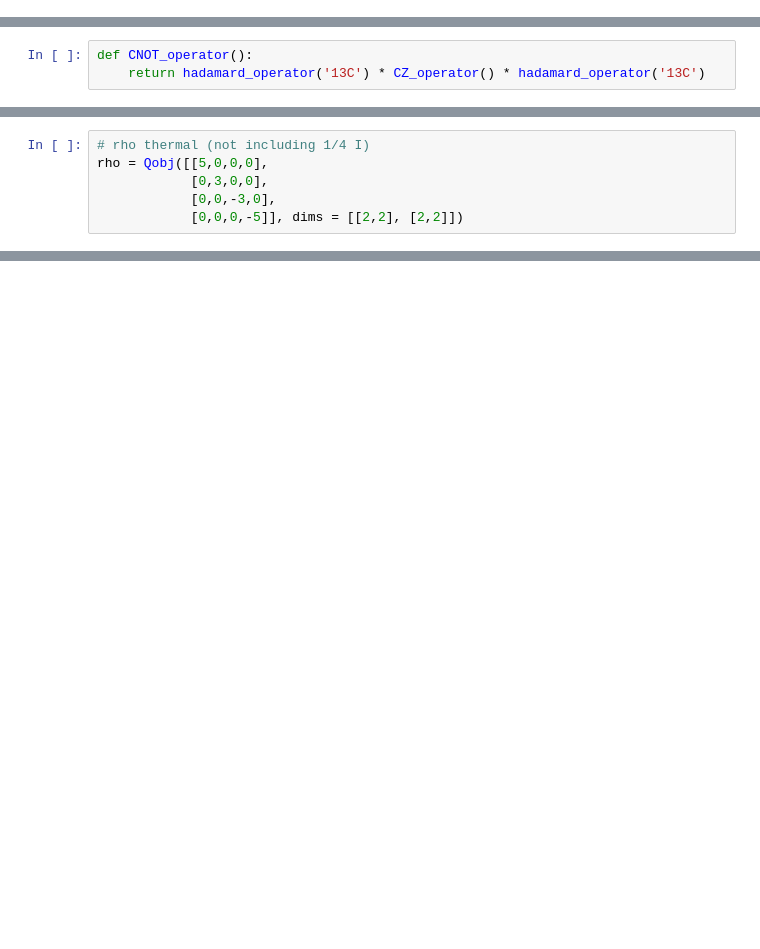
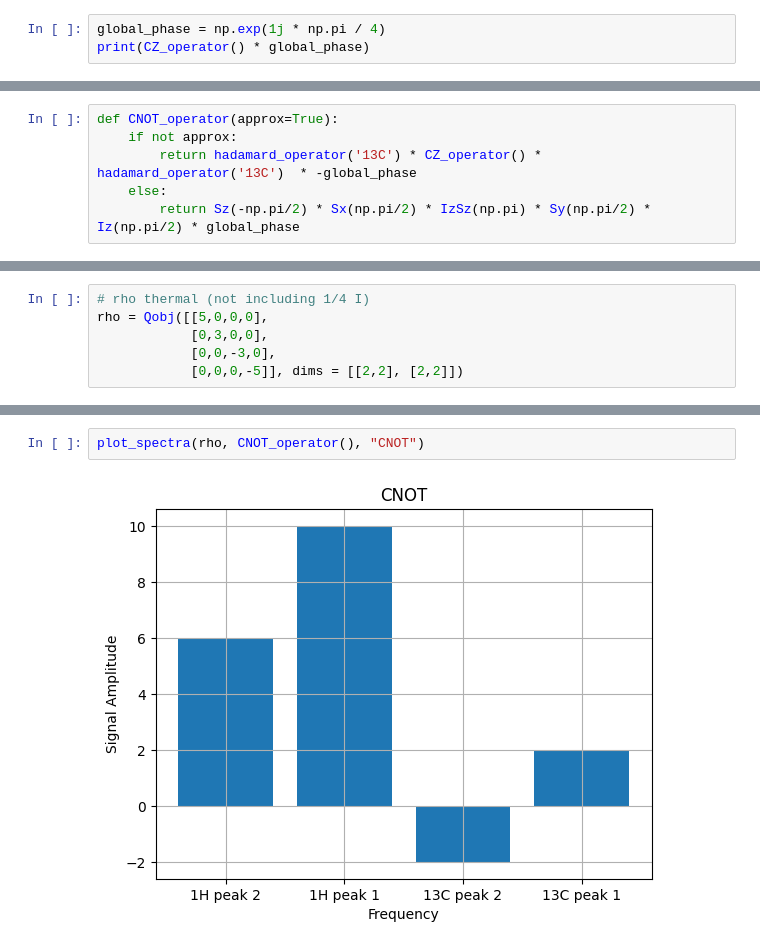
Before and after one commit to sarahstrong0/nmr_lab3, a Jupyter notebook: prelab4.ipynb, the cells around one changed output, grey strips where cells are left out. Cells and saved outputs as stored; diff of their text form; blank space fills up the shorter version.

```diff
--- a/prelab4.ipynb
+++ b/prelab4.ipynb
@@ -176,0 +186,3 @@ print(np.array(CZ_operator()))
+# %%
+global_phase = np.exp(1j * np.pi / 4)
+print(CZ_operator() * global_phase)
@@ -212,6 +231,3 @@ Pulse Sequence for Actual CNOT:
 `pulse(2, a90C, 0, d180C)`\
 `delay(0.25)`\
 `pulse(2, a90C, 3, d45C)`
-# %%
-def CNOT_operator():
-    return hadamard_operator('13C') * CZ_operator() * hadamard_operator('13C')
@@ -224,0 +234,6 @@ print(np.array(CNOT_operator()))
+# %%
+def CNOT_operator(approx=True):
+    if not approx:
+        return hadamard_operator('13C') * CZ_operator() * hadamard_operator('13C')  * -global_phase
+    else:
+        return Sz(-np.pi/2) * Sx(np.pi/2) * IzSz(np.pi) * Sy(np.pi/2) * Iz(np.pi/2) * global_phase
@@ -245,0 +294,4 @@ def plot_spectra(rho, gate):
+# %%
+plot_spectra(rho, CNOT_operator(), "CNOT")
+# %% [output]
+[figure, added]
```
Also changed, not shown: parts of 15 cells of this notebook.
